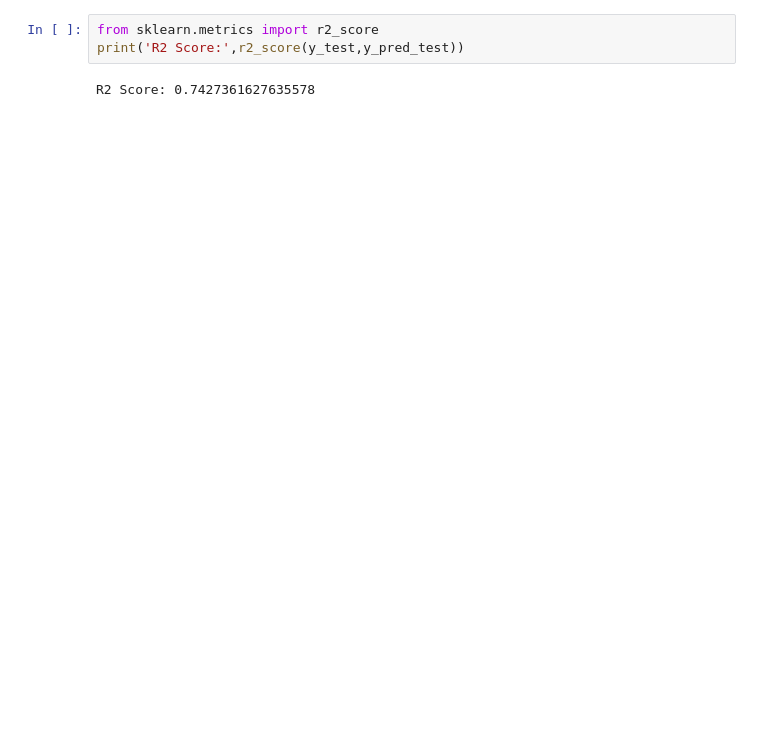
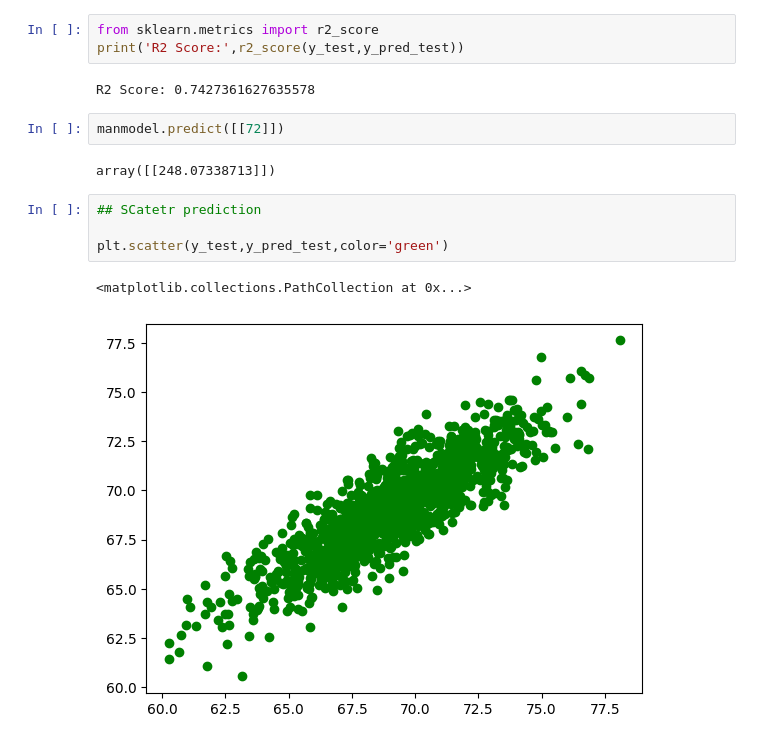
Before and after one commit to swadhinbiswas/machinelearning, a Jupyter notebook: projects/projects1.ipynb, the cells around one changed output. Cells and saved outputs as stored; diff of their text form; blank space fills up the shorter version.

```diff
--- a/projects/projects1.ipynb
+++ b/projects/projects1.ipynb
@@ -137,3 +137,14 @@ from sklearn.metrics import r2_score
 print('R2 Score:',r2_score(y_test,y_pred_test))
 # %% [output]
 R2 Score: 0.7427361627635578
+# %%
+manmodel.predict([[72]])
+# %% [output]
+array([[248.07338713]])
+# %%
+## SCatetr prediction
+
+plt.scatter(y_test,y_pred_test,color='green')
+# %% [output]
+<matplotlib.collections.PathCollection at 0x...>
+[figure, added]
```
Also changed, not shown: parts of 5 cells of this notebook, 1 other file.
